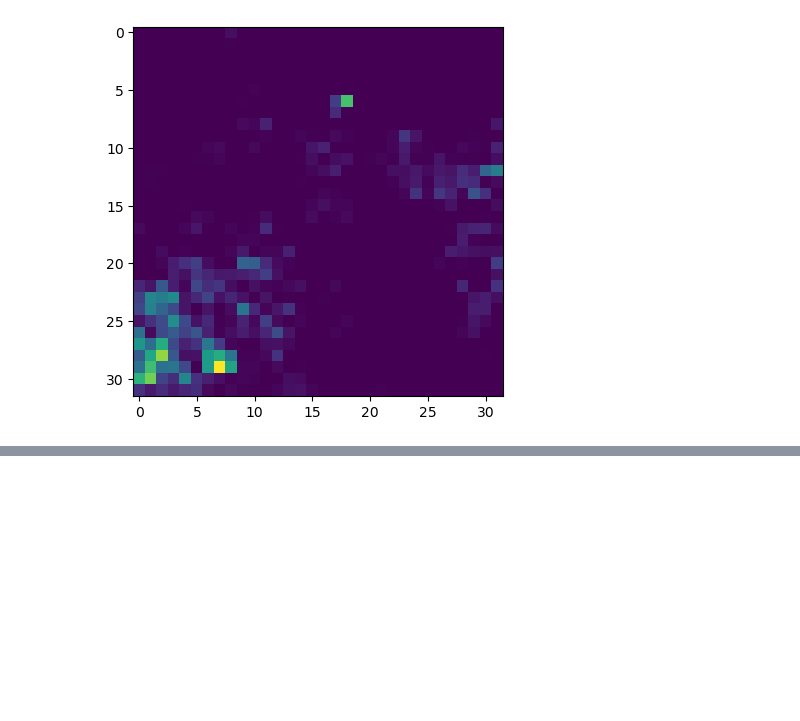
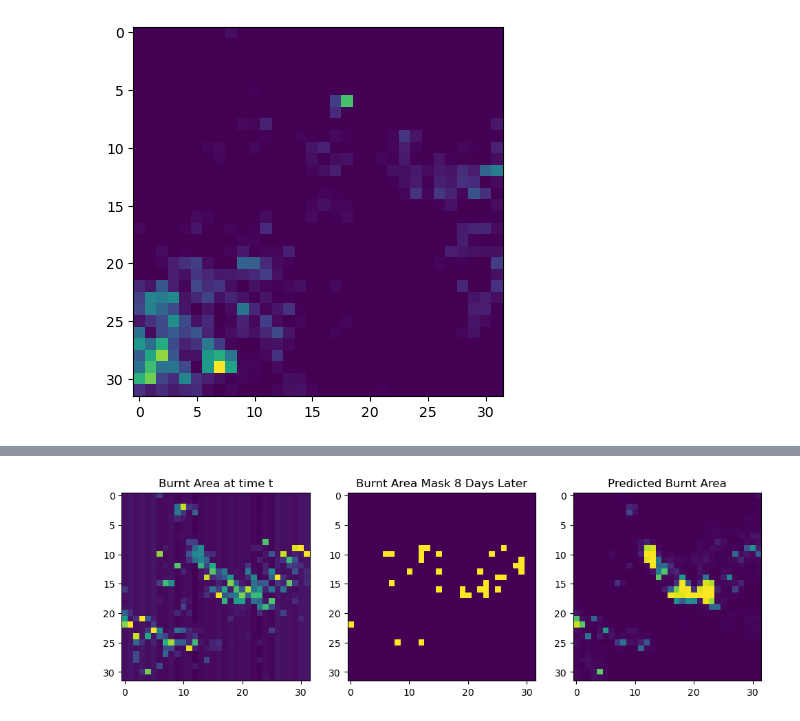
Before and after one commit to kevhainfo/VYPREarth, a Jupyter notebook: UNETWILDFIRE.ipynb, the cells around one changed output, grey strips where cells are left out. Saved outputs shown, nothing was run; the diff lists cells and outputs as text; code cells hidden in the pictures; blank space fills up the shorter version.

```diff
--- a/UNETWILDFIRE.ipynb
+++ b/UNETWILDFIRE.ipynb
@@ -194 +194,8 @@ plt.imshow(masks[16,:,:,0])
+# %%
+from scipy import stats
+
+for i in range(0,330):
+    for j in range(0,8):
+        images[np.isnan(images)] = 0
+        images[i,:,:,j]=stats.zscore(images[i,:,:,j])
 # %%
@@ -267,10 +257,10 @@ def multi_unet_model(n_classes, IMG_HEIGHT, IMG_WIDTH, IMG_CHANNELS):
     u9 = Conv2DTranspose(16, (2, 2), strides=(2, 2), padding='same')(c8)
     u9 = concatenate([u9, c1], axis=3)
     c9 = Conv2D(16, (3, 3), activation='relu', kernel_initializer='he_normal', padding='same')(u9)
-    c9 = Dropout(0.2)(c9)  # Original 0.1
-    c9 = Conv2D(16, (3, 3), activation='relu', kernel_initializer='he_normal', padding='same')(c9)
+   # c9 = Dropout(0.2)(c9)  # Original 0.1
+    #c9 = Conv2D(16, (3, 3), activation='relu', kernel_initializer='he_normal', padding='same')(c9)
 
-    outputs = Conv2D(n_classes, (1, 1), activation='softmax')(c9)
+    outputs = Conv2D(n_classes, (1, 1), activation='sigmoid')(c9)
 
     model = Model(inputs=[inputs], outputs=[outputs])
 
@@ -339,7 +329,7 @@ ________________________________________________________________________________
 history1 = model.fit(X_train, y_train,
                     batch_size = 15,
                     verbose=1,
-                    epochs=10,
+                    epochs=30,
                     validation_data=(X_test, y_test),
                     shuffle=False)
 # %% [output]
@@ -377,0 +367,22 @@ np.unique(y_pred, return_counts=True)
+# %%
+import random
+test_img_number = random.randint(0, len(X_test))
+test_img = X_test[test_img_number]
+ground_truth=y_test[test_img_number]
+#test_img_norm=test_img[:,:,0][:,:,None]
+test_img_input=np.expand_dims(test_img, 0)
+prediction = (model.predict(test_img_input))
+np.unique(prediction, return_counts=True)
+predicted_img=prediction[0,:,:]
+plt.figure(figsize=(12, 8))
+plt.subplot(231)
+plt.title('Burnt Area at time t')
+plt.imshow(test_img[:,:,0])
+plt.subplot(232)
+plt.title('Burnt Area Mask 8 Days Later')
+plt.imshow(ground_truth)
+plt.subplot(233)
+plt.title('Predicted Burnt Area')
+plt.imshow(predicted_img)
+plt.show()
+# %% [output]
@@ -377,0 +390 @@ np.unique(y_pred, return_counts=True)
+[figure, added]
```
Also changed, not shown: parts of 8 cells of this notebook.
